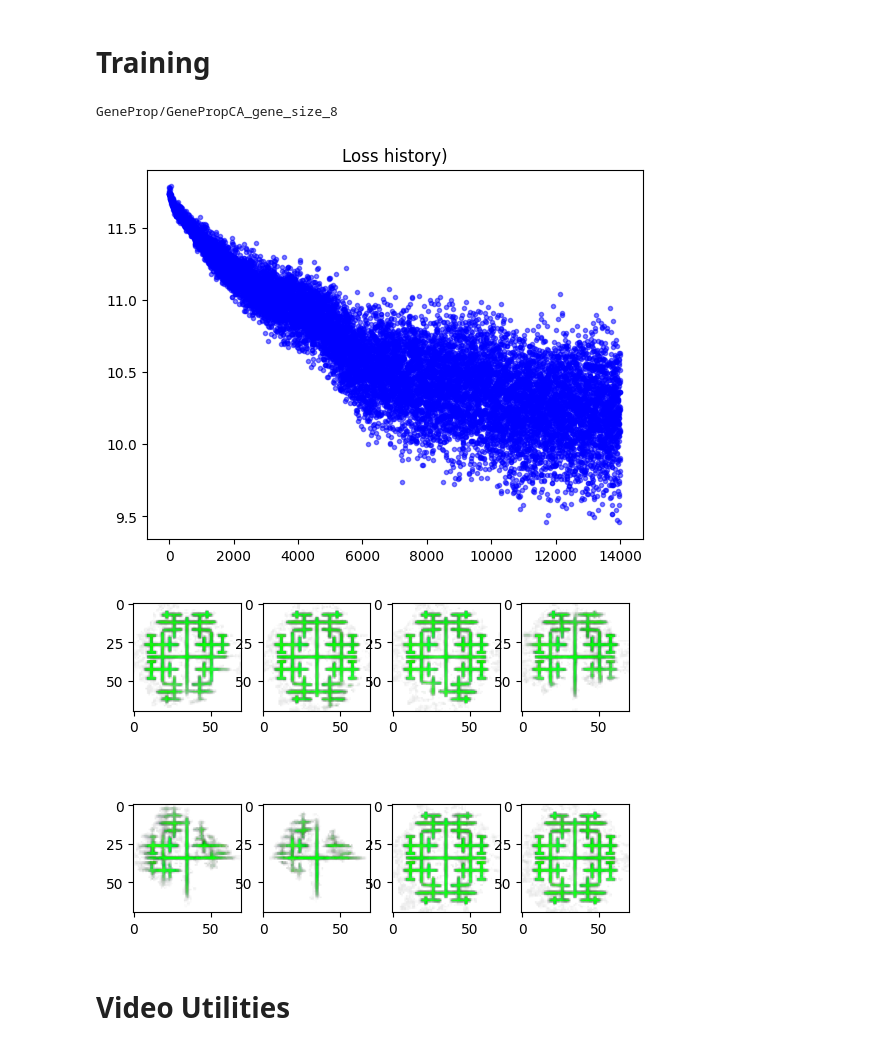
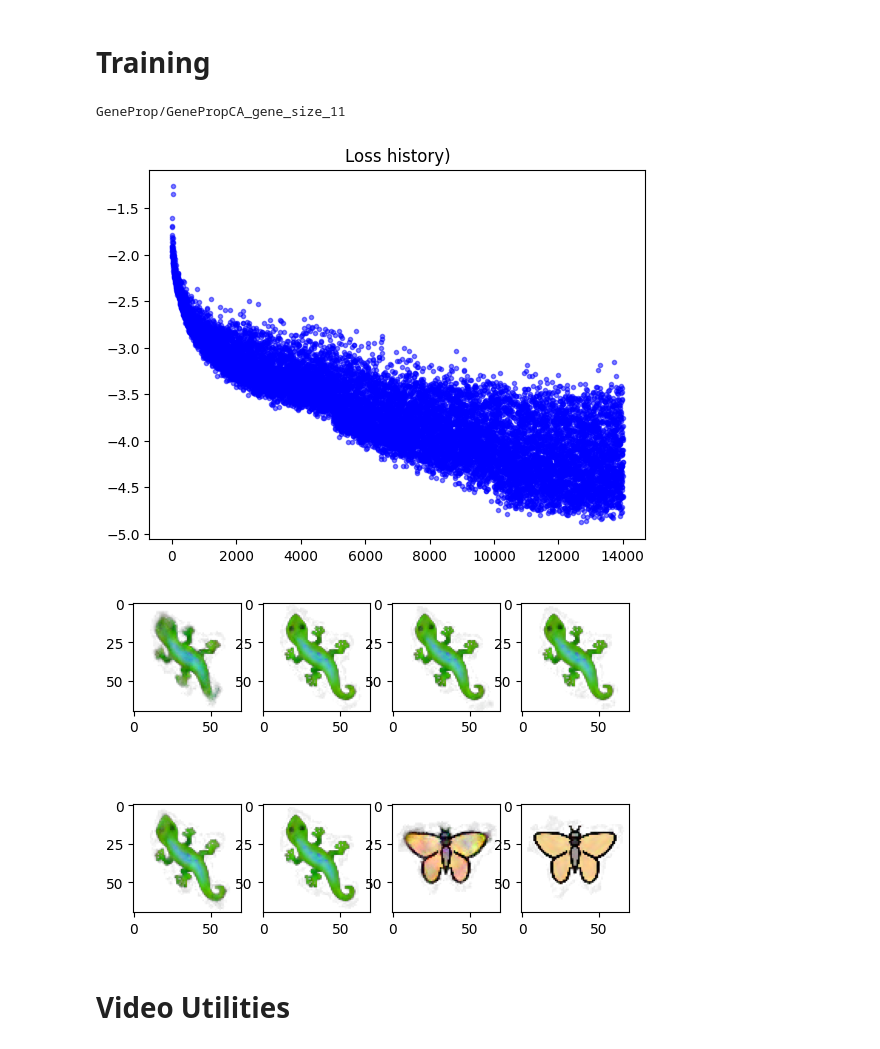
Before and after one commit to etimush/EngramNCA, a Jupyter notebook: GeneCA_Experiments/GenePropCA.ipynb, the cells around one changed output. Cells and saved outputs as stored; diff of their text form; code cells hidden in the pictures.

```diff
--- a/GeneCA_Experiments/GenePropCA.ipynb
+++ b/GeneCA_Experiments/GenePropCA.ipynb
@@ -24,22 +26,23 @@ WIDTH = 60
 CHANNELS = 16 #<--- NCA feature channels
 BATCH_SIZE = 12
 PADDING = 5
-GENE_COUNT = 8 #<-- Number of gene channels to use for "private" information
-POOL_SIZE = 2666 #<--- NCA training pool size, lower values train faster but are less stable
+GENE_COUNT = 11 #<-- Number of gene channels to use for "private" information
+POOL_SIZE = 1666 #<--- NCA training pool size, lower values train faster but are less stable
 TRAINING_ITERS = 14000  #<-- Number of trainign iterations
-HIDDEN_N = 124
+DUAL_MORPHOLOGY = True #<--- if we train 2 morphologies
+HIDDEN_N = 228
 HIDDEN_N_PRE = 64
 # %% [markdown]
 # Loading and Setting up Images
 # %%
-paths = [ "../Images/fract.png"] #<-- Final morphology(ies), can be more than one
+paths = [ "../Images/lizard.png", "../Images/BUTTERFLY.png"] #<-- Final morphology(ies), can be more than one if dual morphology is true
 images = []
 images_to_display = []
 for path in paths:
     image, image_to_display = utils.get_image(path, HEIGHT, WIDTH, padding=PADDING)
     images.append(image)
     images_to_display.append(image_to_display)
-genes = [[0]]
+genes = [[0],[1]]
 HEIGHT = HEIGHT + 2*PADDING
 WIDTH = WIDTH + 2*PADDING
 assert len(paths) == len(genes), 'Genes and images should have the same length '
@@ -75,9 +79,9 @@ print(part)
 gene_2 = []
 for idx,p in enumerate(part):
     gene = torch.zeros((1,HEIGHT,WIDTH), device=DEVICE)
-    gene[:,HEIGHT//2,WIDTH//2] = idx
+    gene[:,HEIGHT//2,WIDTH//2] = idx/ len(part)
     gene_2.append(gene.tile(p, 1, 1, 1))
-genes = torch.cat(gene_2, dim = 0)
+gene_2 = torch.cat(gene_2, dim = 0)
 # %% [markdown]
 # Filters for Loss Function
 # %%
@@ -109,9 +113,9 @@ base = torch.cat(bases, dim =0 )
 loss_log = []
 with torch.no_grad():
     ncaPre = GeneCA(CHANNELS,hidden_n=HIDDEN_N_PRE, gene_size=GENE_COUNT)
-    ncaPre.load_state_dict(torch.load("Trained_models/Gene/GeneCA_gene_size_8.pth"))
+    ncaPre.load_state_dict(torch.load("Trained_models/Gene/GeneCA_gene_size_11.pth"))
     ncaPre.to(DEVICE).eval()
-nca = GenePropCA(CHANNELS,HIDDEN_N, gene_size=GENE_COUNT)
+nca = GenePropCA(CHANNELS + DUAL_MORPHOLOGY,HIDDEN_N, gene_size=GENE_COUNT)
 nca = nca.to(DEVICE)
 optim = torch.optim.AdamW(nca.parameters(), lr=1e-3)
 scheduler = torch.optim.lr_scheduler.StepLR(optim, step_size=5000, gamma=0.3)
@@ -119,7 +123,6 @@ name = folder + "/" +type(nca).__name__ + "_gene_size_" +str(GENE_COUNT)
 # %% [markdown]
 # Training
 # %%
-#TODO: Make it so that multi image gene props use the secondary genes
 for i in range(TRAINING_ITERS + 1):
     loss = 0
     with torch.no_grad():
@@ -128,42 +131,47 @@ for i in range(TRAINING_ITERS + 1):
     itters = random.randrange(32,92)
     for _ in range( itters):
         x = ncaPre(x)
-        x = nca(x)
+        if DUAL_MORPHOLOGY:
+            x = torch.cat((x, gene_2), dim=1)
+            x = nca(x, is_dual = DUAL_MORPHOLOGY)
+            x = x[:,:-1,...]
+        else:
+            x = nca(x, is_dual = DUAL_MORPHOLOGY)
 
-    loss = (base - x[:, :4, :, :]).pow(2).sum() + 0.1 *(perchannel_conv(base, filters) - perchannel_conv(x[:, :4, :, :], filters) ).pow(2).sum()
+    loss = (base - x[:, :4, :, :]).pow(2).mean() + 0.1 *(perchannel_conv(base, filters) - perchannel_conv(x[:, :4, :, :], filters) ).pow(2).mean()
     with torch.no_grad():
         loss.backward()
         for p in nca.parameters():
             p.grad /= (p.grad.norm() + 1e-8)
         optim.step()
         x = x.detach()
         optim.zero_grad()
 
     loss_log.append(loss.log().item())
     with torch.no_grad():
         pools = utils.udate_gene_pool(pools, x.clone().detach(), idxs, part)
     scheduler.step()
 
     if i % 100 == 0:
         print(f"Training itter {i}, loss = {loss.item()}")
         plt.clf()
         clear_output()
         plt.figure(1,figsize=(10, 4))
         plt.title('Loss history)')
         print(name)
         plt.plot(loss_log, '.', alpha=0.5, color = "b")
-        utils.show_batch(x[2:10])
+        utils.show_batch(x[0:8])
         plt.show(block=False)
         plt.pause(0.01)
     if i % 100 == 0:
         torch.save(nca.state_dict(), "Trained_models/" + name + ".pth")
 
 np_logg = np.asarray(loss_log)
 np.save("Saved_Data/" + name + "_data", np_logg)
 # %% [output]
-GeneProp/GenePropCA_gene_size_8
+GeneProp/GenePropCA_gene_size_11
-[figure, old version]
+[figure, new version]
-[figure, old version]
+[figure, new version]
 # %% [markdown]
 # Video Utilities
 # %%
```
Also changed, not shown: parts of 6 cells of this notebook, 22 other files.
